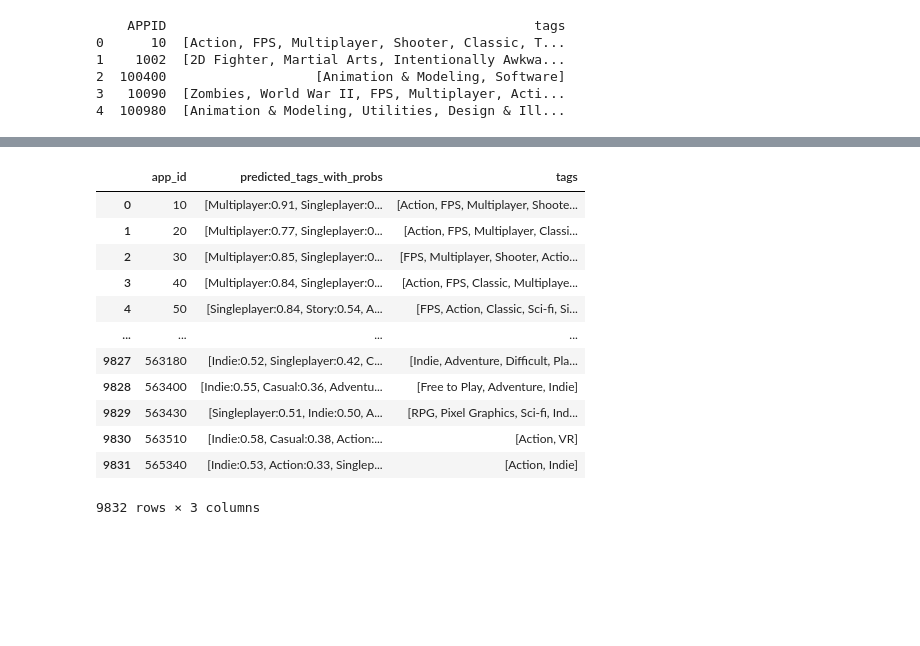
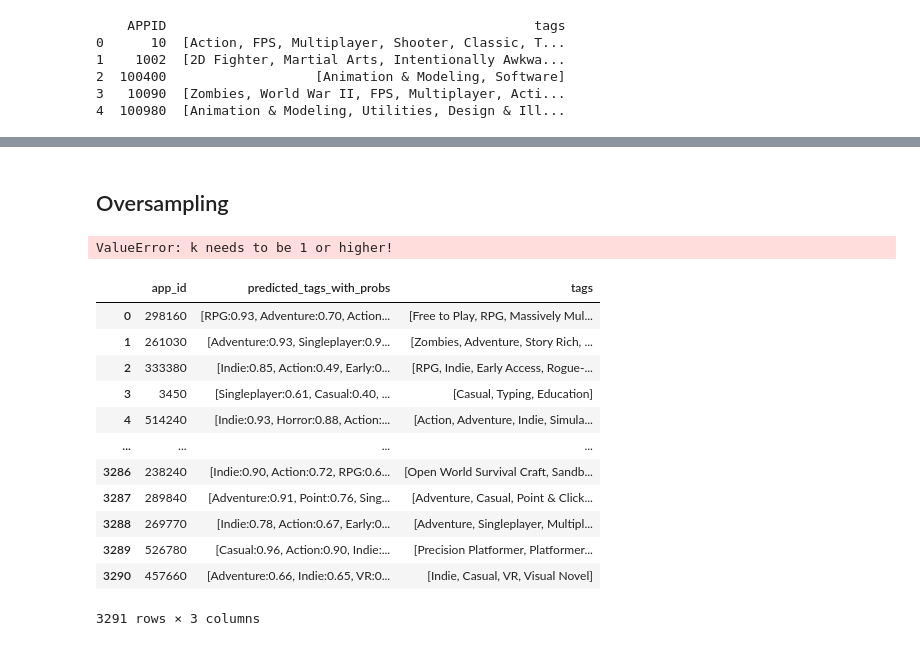
Before and after one commit to JorisVlaar/NLP_Project_Group_36, a Jupyter notebook: fasttext1.ipynb, the cells around one changed output, grey strips where cells are left out. Saved outputs shown, nothing was run; the diff lists cells and outputs as text; code cells hidden in the pictures; blank space fills up the shorter version.

Commit message:
fasttext update and imporved with normalisation, parameters and lemmatization

```diff
--- a/fasttext1.ipynb
+++ b/fasttext1.ipynb
@@ -149,6 +151,5 @@ KeyboardInterrupt:
 # %%
-# Rewrite in humman language
-
+from sklearn.model_selection import train_test_split
 import ast
 game_reviews['tags'] = game_reviews['tags'].apply(
     lambda x: ast.literal_eval(x) if isinstance(x, str) else x
@@ -161,5 +162,8 @@ def to_fasttext_format(row):
 
 game_reviews["fasttext_format"] = game_reviews.apply(to_fasttext_format, axis=1)
 
-# Write to file for training
-game_reviews["fasttext_format"].to_csv("fasttext_train.txt", index=False, header=False)
+train_df, test_df = train_test_split(
+    game_reviews, test_size=0.33, random_state=42
+)
+train_df["fasttext_format"].to_csv("fasttext_train.txt", index=False, header=False)
+test_df["fasttext_format"].to_csv("fasttext_test.txt", index=False, header=False)
@@ -179,0 +200,2 @@ model.save_model("review_to_tag_model.ftz")
+# %% [markdown]
+## Oversampling
@@ -180,35 +257,68 @@ model.save_model("review_to_tag_model.ftz")
+# %%
+import pandas as pd
+from ast import literal_eval
+
+model = fasttext.load_model("review_to_tag_model3.ftz")
+
+# Ensure original tags are lists
+tags_df['tags'] = tags_df['tags'].apply(lambda x: literal_eval(x) if isinstance(x, str) else x)
+tags_df = tags_df.rename(columns={'APPID': 'app_id'})
+
+# Predict tags per game with dynamic k
+predictions = []
+for _, row in test_df.iterrows():
+    # Determine k based on number of true tags for this game
+    true_tags = tags_df.loc[tags_df['app_id'] == row['app_id'], 'tags'].values[0]
+    k = len(true_tags) if len(true_tags) > 0 else 1  # ensure at least 1
+
+    # Predict top-k tags
+    labels, probs = model.predict(row['review_text'], k=k)
+    labels = [l.replace("__label__", "") for l in labels]
+
+    predictions.append({
+        'app_id': row['app_id'],
+        'predicted_tags_with_probs': [f"{tag}:{p:.2f}" for tag, p in zip(labels, probs)]
+    })
+
+# Merge with original tags
+merged_df = pd.DataFrame(predictions).merge(tags_df[['app_id', 'tags']], on='app_id')
+display(merged_df)
+merged_df.to_csv("merged_predictions.csv", index=False)
+# %% [output]
+ValueError: k needs to be 1 or higher!
 # %%
 import pandas as pd
 from ast import literal_eval
 
 # Ensure original tags are lists
 tags_df['tags'] = tags_df['tags'].apply(lambda x: literal_eval(x) if isinstance(x, str) else x)
 tags_df = tags_df.rename(columns={'APPID': 'app_id'})
 
 # Predict tags per game
 predictions = []
-for _, row in game_reviews.iterrows():
-    labels, probs = model.predict(row['review_text'], k=10)
+for _, row in test_df.iterrows():
+    labels, probs = model.predict(row['review_text'], k=-1)  # get top 20 predictions
     labels = [l.replace("__label__", "") for l in labels]
     predictions.append({
         'app_id': row['app_id'],
         'predicted_tags_with_probs': [f"{tag}:{p:.2f}" for tag, p in zip(labels, probs)]
     })
 
 # Merge with original tags
 merged_df = pd.DataFrame(predictions).merge(tags_df[['app_id', 'tags']], on='app_id')
 display(merged_df)
+merged_df.to_csv("merged_predictions.csv", index=False)
 # %% [output]
 |  | app_id | predicted_tags_with_probs | tags |
-| 0 | 10 | [Multiplayer:0.91, Singleplayer:0... | [Action, FPS, Multiplayer, Shoote... |
-| 1 | 20 | [Multiplayer:0.77, Singleplayer:0... | [Action, FPS, Multiplayer, Classi... |
-| 2 | 30 | [Multiplayer:0.85, Singleplayer:0... | [FPS, Multiplayer, Shooter, Actio... |
-| 3 | 40 | [Multiplayer:0.84, Singleplayer:0... | [Action, FPS, Classic, Multiplaye... |
-| 4 | 50 | [Singleplayer:0.84, Story:0.54, A... | [FPS, Action, Classic, Sci-fi, Si... |
+| 0 | 298160 | [RPG:0.93, Adventure:0.70, Action... | [Free to Play, RPG, Massively Mul... |
+| 1 | 261030 | [Adventure:0.93, Singleplayer:0.9... | [Zombies, Adventure, Story Rich, ... |
+| 2 | 333380 | [Indie:0.85, Action:0.49, Early:0... | [RPG, Indie, Early Access, Rogue-... |
+| 3 | 3450 | [Singleplayer:0.61, Casual:0.40, ... | [Casual, Typing, Education] |
+| 4 | 514240 | [Indie:0.93, Horror:0.88, Action:... | [Action, Adventure, Indie, Simula... |
 | ... | ... | ... | ... |
-| 9827 | 563180 | [Indie:0.52, Singleplayer:0.42, C... | [Indie, Adventure, Difficult, Pla... |
-| 9828 | 563400 | [Indie:0.55, Casual:0.36, Adventu... | [Free to Play, Adventure, Indie] |
-| 9829 | 563430 | [Singleplayer:0.51, Indie:0.50, A... | [RPG, Pixel Graphics, Sci-fi, Ind... |
-| 9830 | 563510 | [Indie:0.58, Casual:0.38, Action:... | [Action, VR] |
-| 9831 | 565340 | [Indie:0.53, Action:0.33, Singlep... | [Action, Indie] |
+| 3286 | 238240 | [Indie:0.90, Action:0.72, RPG:0.6... | [Open World Survival Craft, Sandb... |
+| 3287 | 289840 | [Adventure:0.91, Point:0.76, Sing... | [Adventure, Casual, Point & Click... |
+| 3288 | 269770 | [Indie:0.78, Action:0.67, Early:0... | [Adventure, Singleplayer, Multipl... |
+| 3289 | 526780 | [Casual:0.96, Action:0.90, Indie:... | [Precision Platformer, Platformer... |
+| 3290 | 457660 | [Adventure:0.66, Indie:0.65, VR:0... | [Indie, Casual, VR, Visual Novel] |
-9832 rows × 3 columns
+3291 rows × 3 columns
```
Also changed, not shown: parts of 17 cells of this notebook.
